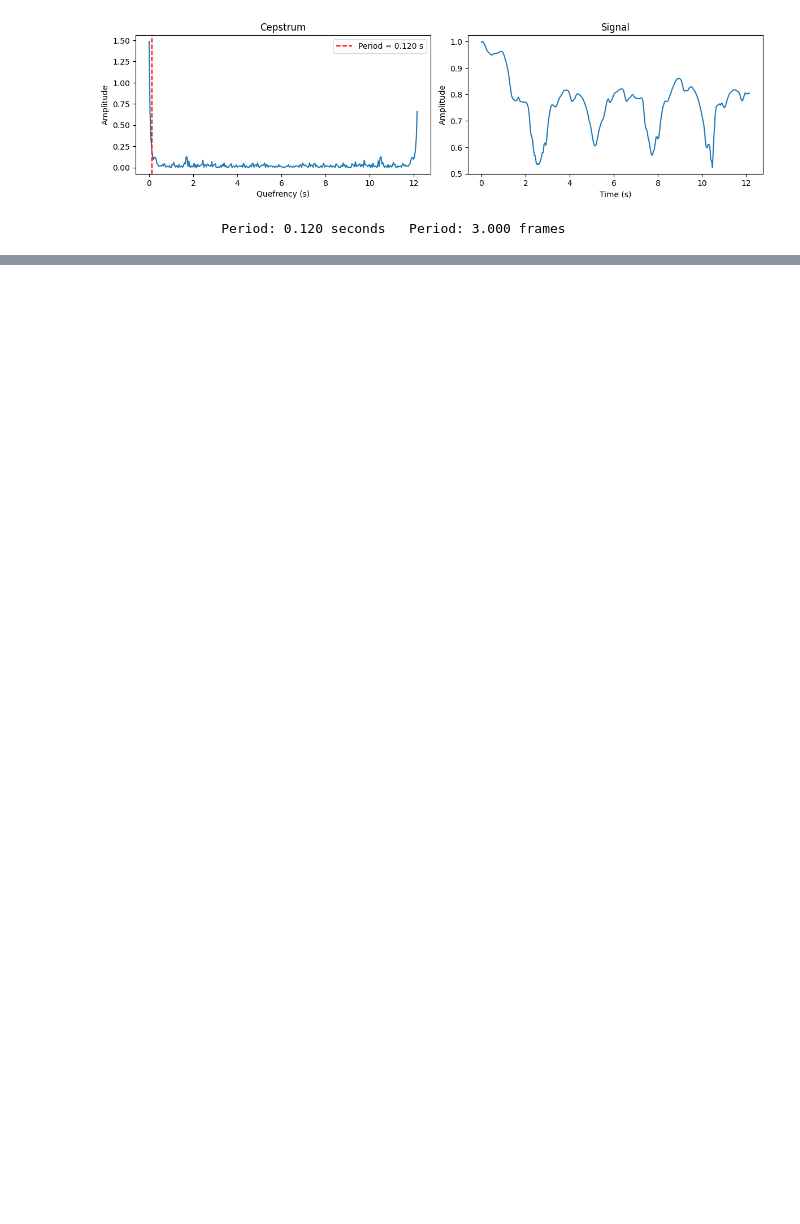
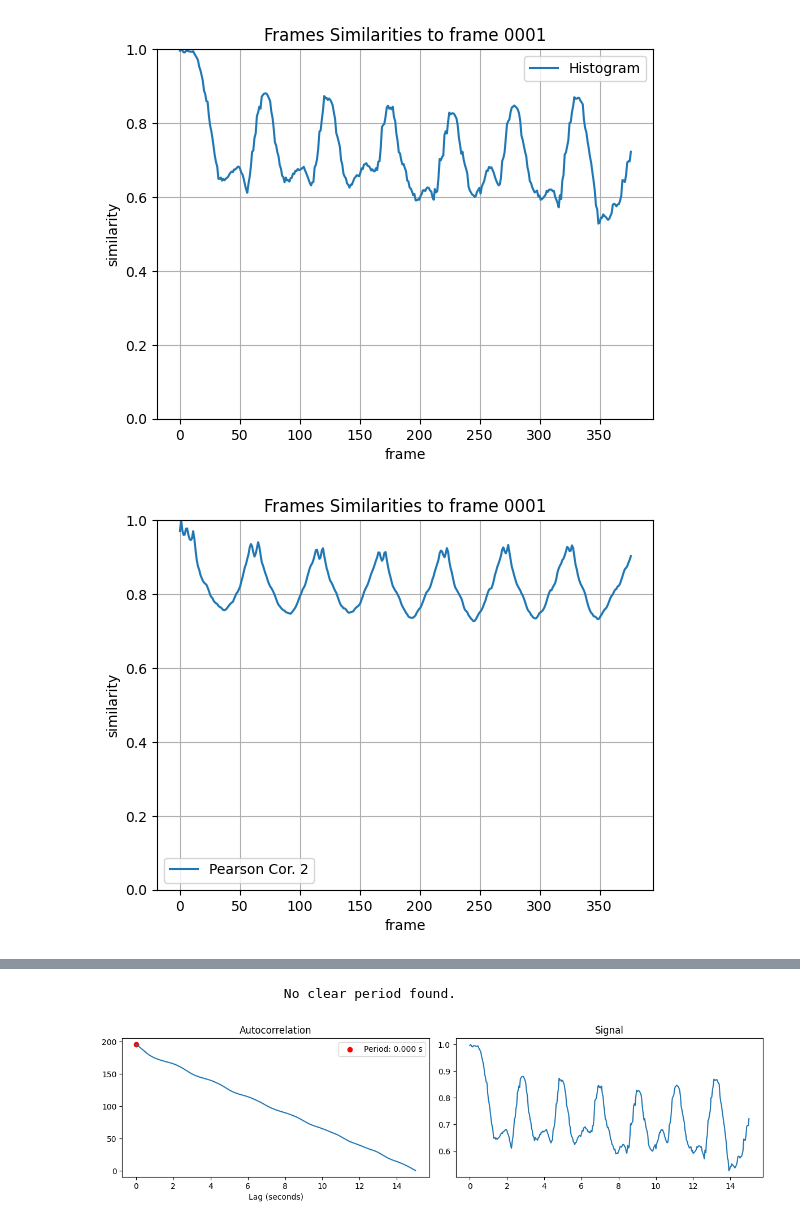
Before and after one commit to ShAhinMPA/Periodic-Video-Patterns, a Jupyter notebook: OtherVideos.ipynb, the cells around one changed output, grey strips where cells are left out. Cells and saved outputs as stored; diff of their text form; code cells hidden in the pictures; blank space fills up the shorter version.

```diff
--- a/OtherVideos.ipynb
+++ b/OtherVideos.ipynb
@@ -646,5 +0,0 @@ cepstrumAnalysis(ls_Histogram)
-# %%
-cepstrumAnalysis(ls_PearsonCor2)
-# %% [output]
-[figure, removed]
-                Period: 0.120 seconds   Period: 3.000 frames
@@ -650,0 +5,47 @@ cepstrumAnalysis(ls_PearsonCor2)
+# %%
+def makeSignal(vidNumber):
+    #frame_counts.append( extract_frames( str(vidNumber)+'.mp4', 'output_frames_'+ str(vidNumber)) )
+
+    with open('signals_' + str(vidNumber) + '.txt', 'a') as output:
+
+        signal = similarity_Signal('histogram', vidNumber)
+        output.write(str(signal))
+
+        signal = similarity_Signal('cor2', vidNumber)
+        output.write(str(signal))
+
+        # opening the file in read mode
+    my_file = open("signals_"+ str(vidNumber) +".txt", "r")
+    # reading the file
+    data = my_file.read()
+    data_into_list = data.replace(']', ']\n')
+    data_into_list = data_into_list.replace('np.float64(','(')
+    data_into_list = data_into_list.split('\n')
+    my_file.close()
+
+    return data_into_list
+# %%
+def analyze(vidNumber):
+    plot_similarity('Histogram', ast.literal_eval(data_into_list[0]), (0,1),vidNumber)
+    plot_similarity('Pearson Cor. 2', ast.literal_eval(data_into_list[1]), (0,1),vidNumber)
+
+    plot_similarity('Histogram', normalize_list_sklearn(ast.literal_eval(data_into_list[0])), (0,1), vidNumber)
+    plot_similarity('Pearson Cor. 2', normalize_list_sklearn(ast.literal_eval(data_into_list[1])), (0,1), vidNumber)
+
+    ls_Histogram = ast.literal_eval(data_into_list[0])
+    ls_PearsonCor2 = normalize_list_sklearn(ast.literal_eval(data_into_list[1]))
+
+    autoCorrelation(ls_Histogram, vidNumber)
+    autoCorrelation(ls_PearsonCor2, vidNumber)
+
+    find_period(ls_Histogram, vidNumber)
+    find_period(ls_PearsonCor2, vidNumber)
+
+    cepstrumAnalysis(ls_Histogram, vidNumber)
+    cepstrumAnalysis(ls_PearsonCor2, vidNumber)
+# %%
+data_into_list = makeSignal(11)
+analyze(11)
+# %% [output]
+[figure, added]
+[figure, added]
@@ -650,0 +54,2 @@ cepstrumAnalysis(ls_PearsonCor2)
+                        No clear period found.
+[figure, added]
```
Also changed, not shown: parts of 44 cells of this notebook.
